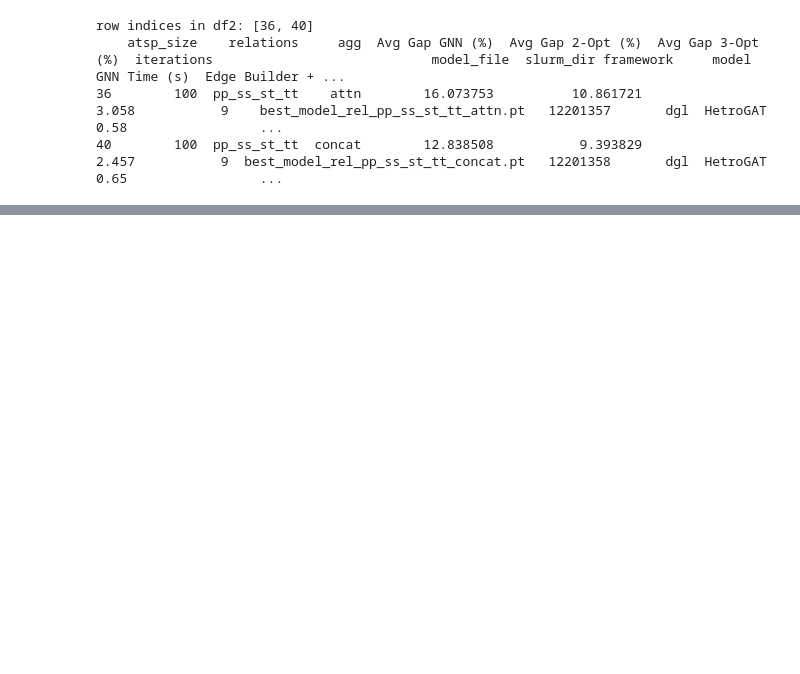
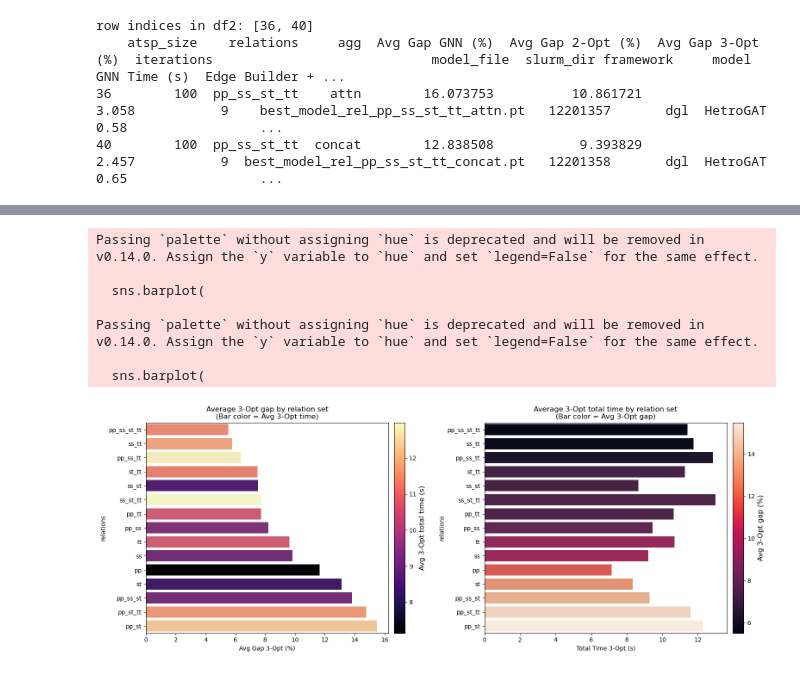
Before and after one commit to walidgeuttala/atsp_gnn, a Jupyter notebook: src/engine/results_analysis.ipynb, the cells around one changed output, grey strips where cells are left out. Drawn from its saved outputs; the diff is of its cells as text; code cells hidden in the pictures; blank space fills up the shorter version.

```diff
--- a/src/engine/results_analysis.ipynb
+++ b/src/engine/results_analysis.ipynb
@@ -434,0 +488,64 @@ Top 3 configs per size (sorted by Avg Gap 3-Opt (%) with time tie-breaker):
+# %%
+# --- Updated barplot: left colored by time, right colored by gap, both with colorbars ---
+import matplotlib.pyplot as plt
+import seaborn as sns
+import numpy as np
+
+# Prepare normalization and colormaps
+norm_time = plt.Normalize(rel_summary[time_col].min(), rel_summary[time_col].max())
+norm_gap = plt.Normalize(rel_summary[gap_col].min(), rel_summary[gap_col].max())
+cmap_time = sns.color_palette("magma", as_cmap=True)
+cmap_gap = sns.color_palette("rocket", as_cmap=True)
+
+bar_colors_time = cmap_time(norm_time(rel_summary[time_col]))
+bar_colors_gap = cmap_gap(norm_gap(rel_summary[gap_col]))
+
+fig, ax = plt.subplots(1, 2, figsize=(16, 6))
+# Left: gap by relation, colored by time
+sns.barplot(
+    data=rel_summary,
+    x=gap_col,
+    y="relations",
+    palette=bar_colors_time,
+    ax=ax[0],
+    dodge=False,
+    legend=False,
+)
+ax[0].set_title("Average 3-Opt gap by relation set\n(Bar color = Avg 3-Opt time)")
+ax[0].set_xlabel(gap_col)
+ax[0].set_ylabel("relations")
+sm_time = plt.cm.ScalarMappable(cmap=cmap_time, norm=norm_time)
+sm_time.set_array([])
+cbar_time = fig.colorbar(sm_time, ax=ax[0], orientation="vertical", pad=0.02)
+cbar_time.set_label("Avg 3-Opt total time (s)", fontsize=12)
+
+# Right: time by relation, colored by gap
+sns.barplot(
+    data=rel_summary,
+    x=time_col,
+    y="relations",
+    palette=bar_colors_gap,
+    ax=ax[1],
+    dodge=False,
+    legend=False,
+)
+ax[1].set_title("Average 3-Opt total time by relation set\n(Bar color = Avg 3-Opt gap)")
+ax[1].set_xlabel(time_col)
+ax[1].set_ylabel("relations")
+sm_gap = plt.cm.ScalarMappable(cmap=cmap_gap, norm=norm_gap)
+sm_gap.set_array([])
+cbar_gap = fig.colorbar(sm_gap, ax=ax[1], orientation="vertical", pad=0.02)
+cbar_gap.set_label("Avg 3-Opt gap (%)", fontsize=12)
+
+plt.tight_layout()
+plt.savefig("../../jobs/plots/barplot.pdf", dpi=300, bbox_inches="tight")
+plt.show()
+# %% [output]
+Passing `palette` without assigning `hue` is deprecated and will be removed in v0.14.0. Assign the `y` variable to `hue` and set `legend=False` for the same effect.
+
+  sns.barplot(
+
+Passing `palette` without assigning `hue` is deprecated and will be removed in v0.14.0. Assign the `y` variable to `hue` and set `legend=False` for the same effect.
+
+  sns.barplot(
+[figure, added]
```
Also changed, not shown: parts of 15 cells of this notebook, 1 other file.
